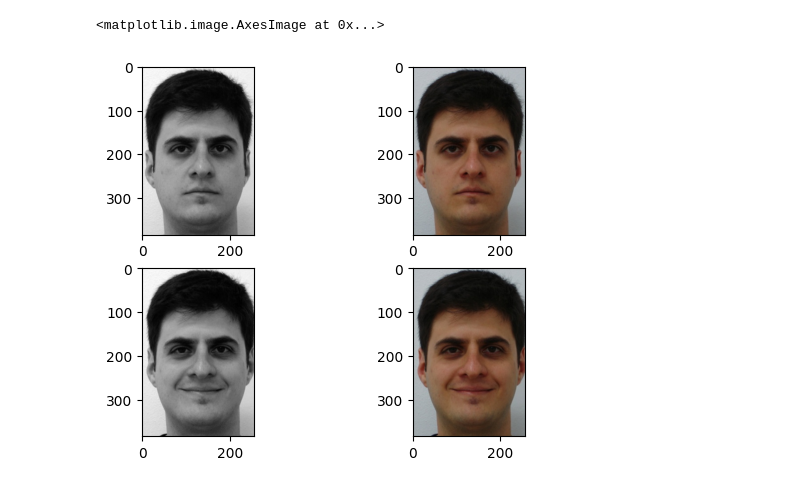
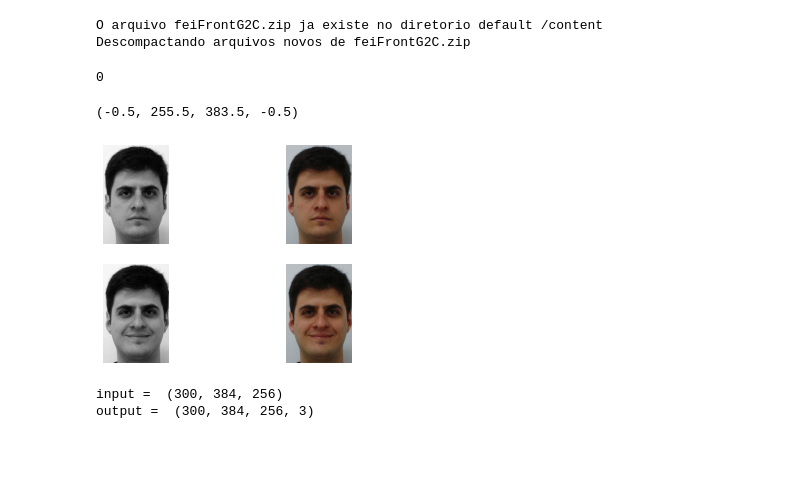
Before and after one commit to LeonardoKomura/PSI3472, a Jupyter notebook: EP1/ep1.ipynb, the cells around one changed output. Drawn from its saved outputs; the diff is of its cells as text; code cells hidden in the pictures; blank space fills up the shorter version.

```diff
--- a/EP1/ep1.ipynb
+++ b/EP1/ep1.ipynb
@@ -12,15 +12,19 @@ import matplotlib.image as mpimg
 import cv2
 # %%
 #get_bd.py
-#url="http://www.lps.usp.br/hae/psi3472/ep-2020/feiFrontG2C.zip"
-#import os; nomeArq=os.path.split(url)[1]
-#if not os.path.exists(nomeArq):
-#    print("Baixando o arquivo",nomeArq,"para diretorio default",os.getcwd())
-#    os.system("wget -nc -U 'Firefox/50.0' "+url)
-#else:
-#    print("O arquivo",nomeArq,"ja existe no diretorio default",os.getcwd())
-#print("Descompactando arquivos novos de",nomeArq)
-#os.system("unzip -u "+nomeArq
+url="http://www.lps.usp.br/hae/psi3472/ep-2020/feiFrontG2C.zip"
+import os; nomeArq=os.path.split(url)[1]
+if not os.path.exists(nomeArq):
+    print("Baixando o arquivo",nomeArq,"para diretorio default",os.getcwd())
+    os.system("wget -nc -U 'Firefox/50.0' "+url)
+else:
+    print("O arquivo",nomeArq,"ja existe no diretorio default",os.getcwd())
+print("Descompactando arquivos novos de",nomeArq)
+os.system("unzip -u "+nomeArq)
+# %% [output]
+O arquivo feiFrontG2C.zip ja existe no diretorio default /content
+Descompactando arquivos novos de feiFrontG2C.zip
+0
 # %%
 # Funções de leitura das imagens e criação dos tensores de dados
 def readTrain():
@@ -33,20 +37,20 @@ def readTrain():
     k = 0
     for i in range(n):
         if(i < 9):
-            ac = "Images/00" + str(i+1) + "ac" + "." + "jpg"
-            al = "Images/00" + str(i+1) + "al" + "." + "jpg"
-            bc = "Images/00" + str(i+1) + "bc" + "." + "jpg"
-            bl = "Images/00" + str(i+1) + "bl" + "." + "jpg"
+            ac = "00" + str(i+1) + "ac" + "." + "jpg"
+            al = "00" + str(i+1) + "al" + "." + "jpg"
+            bc = "00" + str(i+1) + "bc" + "." + "jpg"
+            bl = "00" + str(i+1) + "bl" + "." + "jpg"
         elif(9 <= i < 99):
-            ac = "Images/0" + str(i+1) + "ac" + "." + "jpg"
-            al = "Images/0" + str(i+1) + "al" + "." + "jpg"
-            bc = "Images/0" + str(i+1) + "bc" + "." + "jpg"
-            bl = "Images/0" + str(i+1) + "bl" + "." + "jpg"
+            ac = "0" + str(i+1) + "ac" + "." + "jpg"
+            al = "0" + str(i+1) + "al" + "." + "jpg"
+            bc = "0" + str(i+1) + "bc" + "." + "jpg"
+            bl = "0" + str(i+1) + "bl" + "." + "jpg"
         else:
-            ac = "Images/" + str(i+1) + "ac" + "." + "jpg"
-            al = "Images/" + str(i+1) + "al" + "." + "jpg"
-            bc = "Images/" + str(i+1) + "bc" + "." + "jpg"
-            bl = "Images/" + str(i+1) + "bl" + "." + "jpg"
+            ac = str(i+1) + "ac" + "." + "jpg"
+            al = str(i+1) + "al" + "." + "jpg"
+            bc = str(i+1) + "bc" + "." + "jpg"
+            bl = str(i+1) + "bl" + "." + "jpg"
 
         AX[k,:,:] = cv2.imread(al, cv2.IMREAD_GRAYSCALE)
         AY[k,:,:,:] = cv2.imread(ac, cv2.IMREAD_COLOR)
@@ -67,10 +71,10 @@ def readTest():
 
     k = 0
     for i in range(150, 200):
-        ac = "Images/" + str(i+1) + "ac" + "." + "jpg"
-        al = "Images/" + str(i+1) + "al" + "." + "jpg"
-        bc = "Images/" + str(i+1) + "bc" + "." + "jpg"
-        bl = "Images/" + str(i+1) + "bl" + "." + "jpg"
+        ac = str(i+1) + "ac" + "." + "jpg"
+        al = str(i+1) + "al" + "." + "jpg"
+        bc = str(i+1) + "bc" + "." + "jpg"
+        bl = str(i+1) + "bl" + "." + "jpg"
 
         QY[k,:,:,:] = cv2.imread(ac,cv2.IMREAD_COLOR)
         QX[k,:,:] = cv2.imread(al,cv2.IMREAD_GRAYSCALE)
@@ -83,19 +87,23 @@ def readTest():
 # %%
 # Realizando a leitura das imagens
 AX, AY = readTrain()
 QX, QY = readTest()
 
-# Imprimindo as imagens para verficação
+# Imprimindo as imagens para verificação
 fig, axs = plt.subplots(2, 2)
 axs[0,0].imshow(AX[0], cmap='gray')
+axs[0,0].axis('off')
 rgb=cv2.cvtColor(AY[0], cv2.COLOR_BGR2RGB)
 axs[0,1].imshow(rgb)
+axs[0,1].axis('off')
 axs[1,0].imshow(AX[1], cmap='gray')
+axs[1,0].axis('off')
 rgb1=cv2.cvtColor(AY[1], cv2.COLOR_BGR2RGB)
 axs[1,1].imshow(rgb1)
+axs[1,1].axis('off')
 # %% [output]
-<matplotlib.image.AxesImage at 0x...>
+(-0.5, 255.5, 383.5, -0.5)
-[figure, old version]
+[figure, new version]
 # %%
 # Passando os dados para float32
 ax = np.float32(AX.copy())
@@ -111,3 +119,9 @@ for i in range(ay.shape[0]):
 for i in range(qy.shape[0]):
     qy[i] = cv2.cvtColor(QY[i], cv2.COLOR_BGR2LAB)
     qy[i] = qy[i]/255-0.5
+# %%
+print("input = ", ax.shape)
+print("output = ", ay.shape)
+# %% [output]
+input =  (300, 384, 256)
+output =  (300, 384, 256, 3)
```
Also changed, not shown: parts of 8 cells of this notebook, 2 other files.
